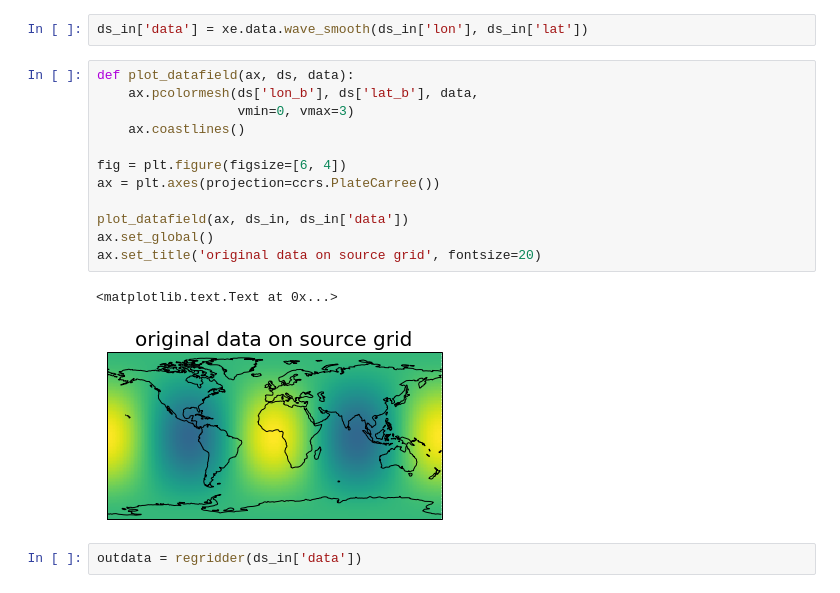
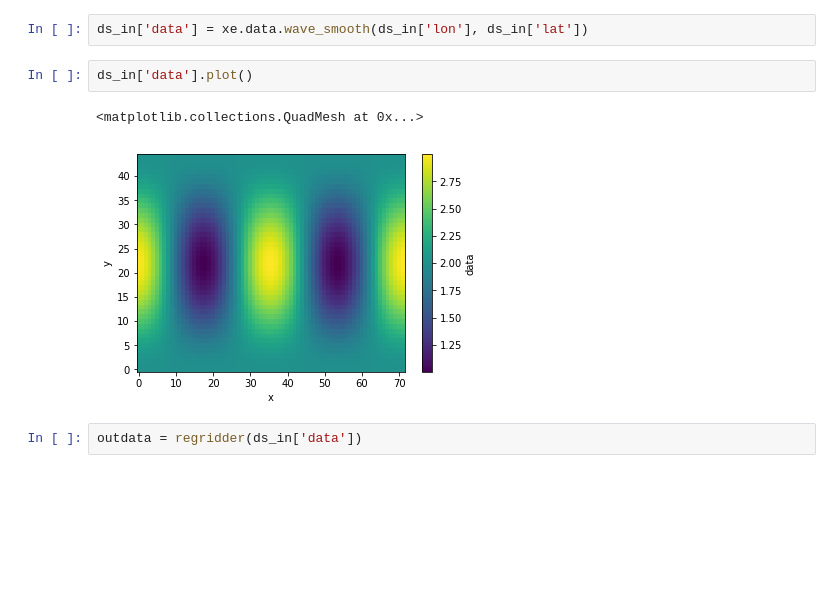
Before and after one commit to JiaweiZhuang/xESMF, a Jupyter notebook: examples/test_frontend.ipynb, the cells around one changed output. Cells and saved outputs as stored; diff of their text form; blank space fills up the shorter version.

```diff
--- a/examples/test_frontend.ipynb
+++ b/examples/test_frontend.ipynb
@@ -43,21 +61,11 @@ Weight filename:            bilinear_120x240_180x360.nc
 # Regrid 2D data
 # %%
 ds_in['data'] = xe.data.wave_smooth(ds_in['lon'], ds_in['lat'])
-# %%
-def plot_datafield(ax, ds, data):
-    ax.pcolormesh(ds['lon_b'], ds['lat_b'], data,
-                  vmin=0, vmax=3)
-    ax.coastlines()
-
-fig = plt.figure(figsize=[6, 4])
-ax = plt.axes(projection=ccrs.PlateCarree())
-
-plot_datafield(ax, ds_in, ds_in['data'])
-ax.set_global()
-ax.set_title('original data on source grid', fontsize=20)
-# %% [output]
-<matplotlib.text.Text at 0x...>
-[figure, removed]
+# %%
+ds_in['data'].plot()
+# %% [output]
+<matplotlib.collections.QuadMesh at 0x...>
+[figure, added]
 # %%
 outdata = regridder(ds_in['data'])
 # %%
```
Also changed, not shown: parts of 9 cells of this notebook, 1 other file.
